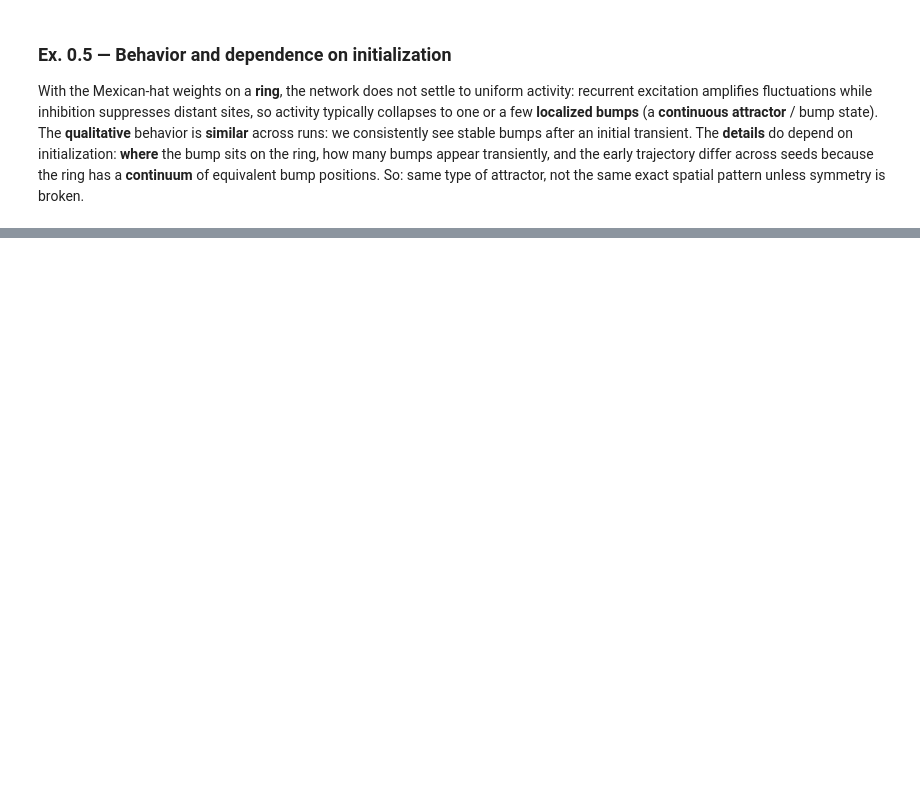
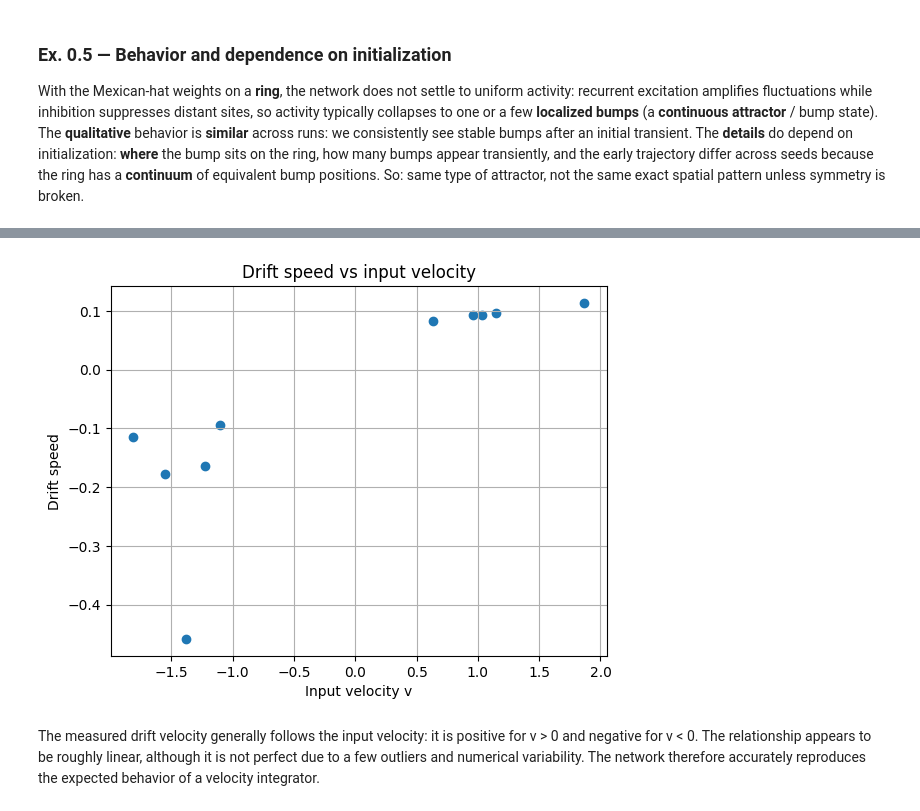
Before and after one commit to Noaemien/neural_dyn_proj, a Jupyter notebook: Exercises.ipynb, the cells around one changed output, grey strips where cells are left out. Saved outputs shown, nothing was run; the diff lists cells and outputs as text; code cells hidden in the pictures; blank space fills up the shorter version.

```diff
--- a/Exercises.ipynb
+++ b/Exercises.ipynb
@@ -97,0 +240,37 @@ With the Mexican-hat weights on a **ring**, the network does not settle to unifo
+# %%
+x_bump = np.argmax(rtotal_hist, axis=1).astype(float)
+
+for t in range(1, len(x_bump)):
+    diff = x_bump[t] - x_bump[t-1]
+    if diff > M/2:
+        x_bump[t:] -= M
+    elif diff < -M/2:
+        x_bump[t:] += M
+
+
+v_drift = np.diff(x_bump)
+
+
+block_size = 300
+input_velocities = []
+measured_speeds = []
+
+for i in range(len(v_t)//block_size):
+    start = i * block_size
+    end = (i+1) * block_size
+
+    input_velocities.append(np.mean(v_t[start:end]))
+    measured_speeds.append(np.mean(v_drift[start:end-1]))
+
+
+
+plt.scatter(input_velocities, measured_speeds)
+plt.xlabel("Input velocity v")
+plt.ylabel("Drift speed")
+plt.title("Drift speed vs input velocity")
+plt.grid()
+plt.show()
+# %% [output]
+[figure, added]
+# %% [markdown]
+The measured drift velocity generally follows the input velocity: it is positive for v > 0 and negative for v < 0. The relationship appears to be roughly linear, although it is not perfect due to a few outliers and numerical variability. The network therefore accurately reproduces the expected behavior of a velocity integrator.
```
Also changed, not shown: parts of 11 cells of this notebook.
